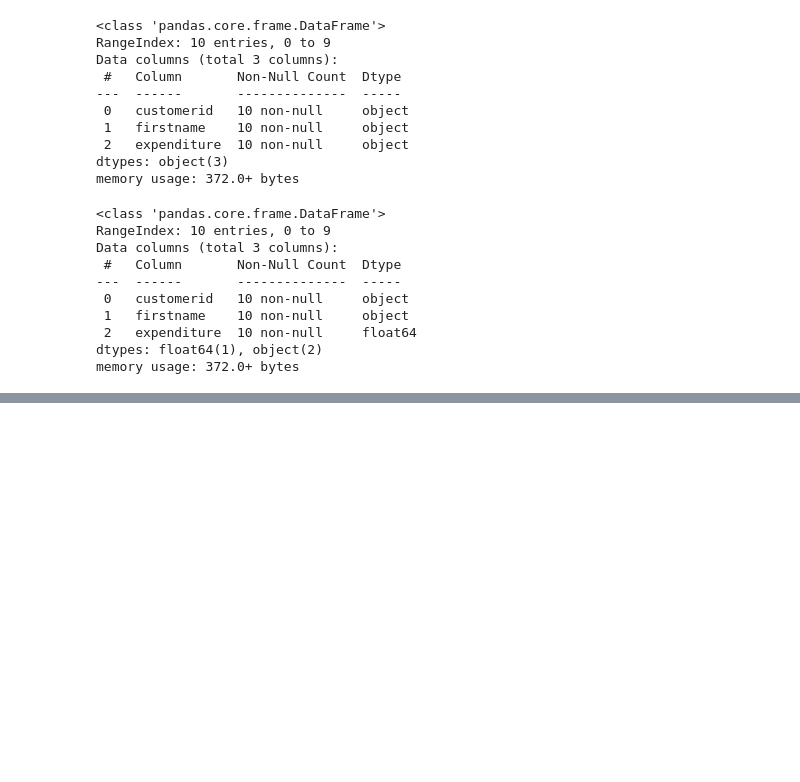
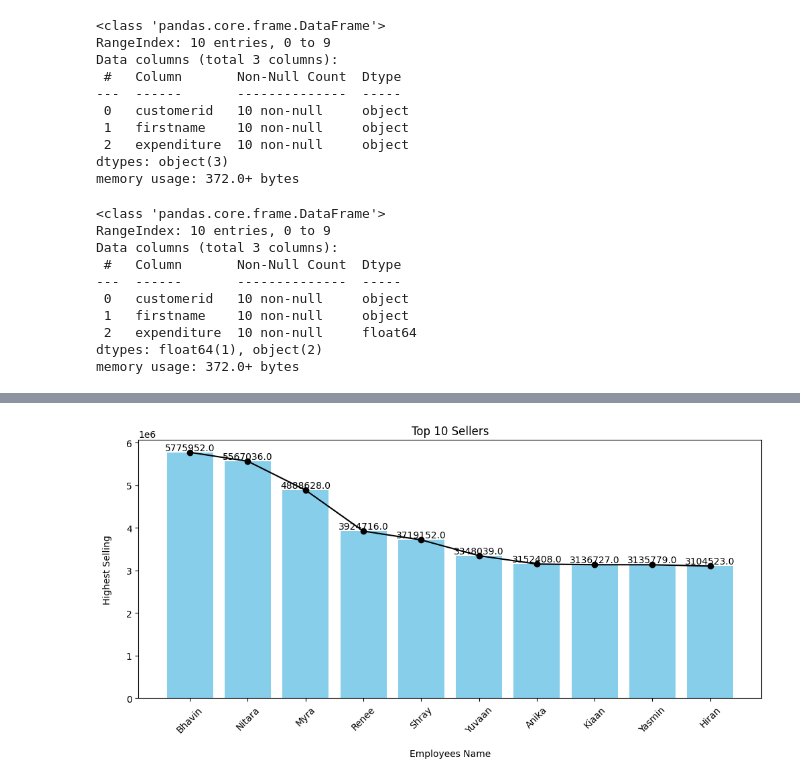
Before and after one commit to Manisha0125/Ecommerce_Analysis, a Jupyter notebook: swiftmarket.ipynb, the cells around one changed output, grey strips where cells are left out. Drawn from its saved outputs; the diff is of its cells as text; code cells hidden in the pictures; blank space fills up the shorter version.

```diff
--- a/swiftmarket.ipynb
+++ b/swiftmarket.ipynb
@@ -201,0 +355,21 @@ plt.bar(height=customer_exp,x=customer_name)
+# %%
+plt.figure(figsize=(12,5))
+plt.plot(firstname,df['totalsales'].values,marker = 'o',color = 'black')
+plt.bar(height=df['totalsales'].values , x= firstname , color ='skyblue' )
+
+plt.title('Top 10 Sellers')
+
+plt.xlabel('Employees Name',labelpad=15)
+plt.ylabel("Highest Selling",labelpad=15)
+
+plt.xticks(rotation=45)
+
+for i in range(len(firstname)):
+
+    plt.annotate(text=df['totalsales'].values[i],xy=(i,df['totalsales'].values[i]),
+                 horizontalalignment='center',
+                 verticalalignment='bottom')
+
+plt.show()
+# %% [output]
+[figure, added]
```
Also changed, not shown: parts of 34 cells of this notebook, 1 other file.
